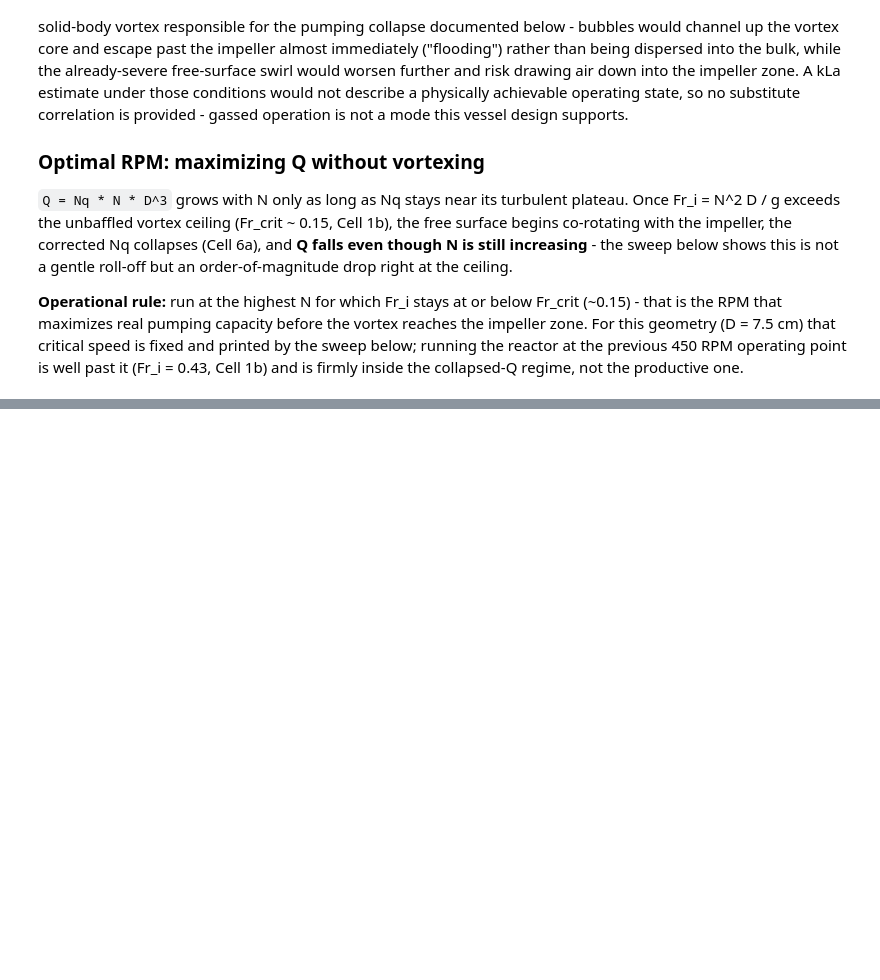
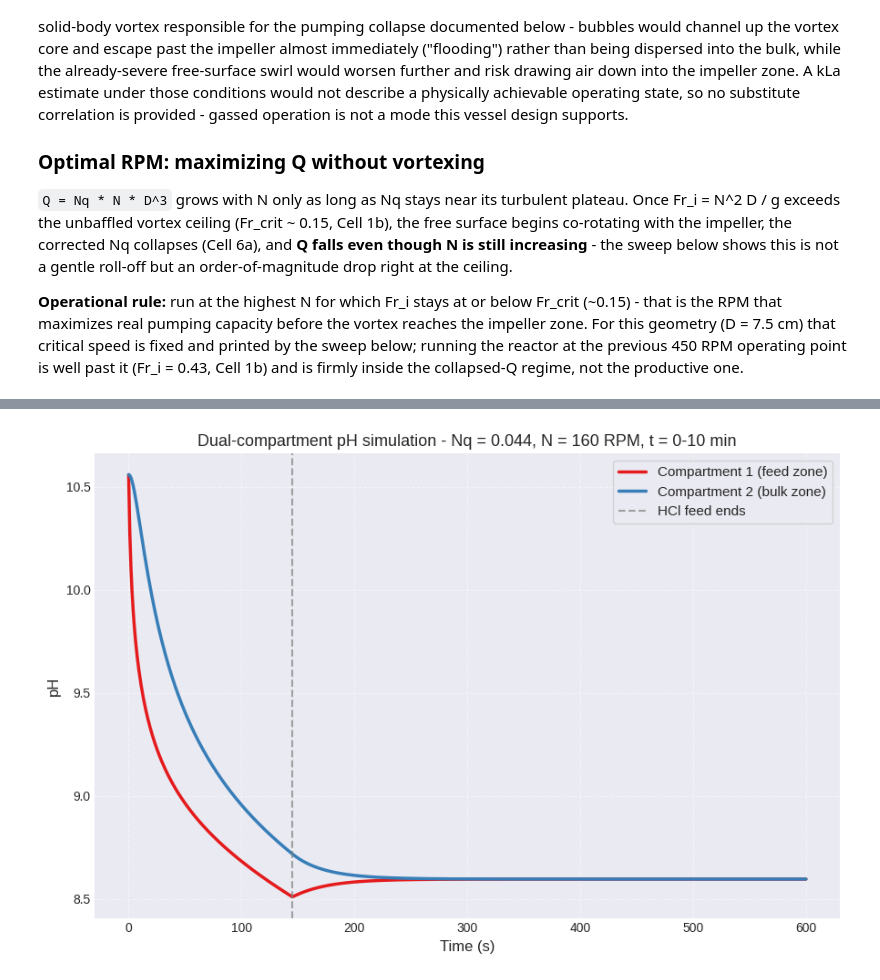
Before and after one commit to rdswan2016/myr_simulation, a Jupyter notebook: kinetika3b.ipynb, the cells around one changed output, grey strips where cells are left out. Cells and saved outputs as stored; diff of their text form; code cells hidden in the pictures; blank space fills up the shorter version.

```diff
--- a/kinetika3b.ipynb
+++ b/kinetika3b.ipynb
@@ -826,0 +860,90 @@ sweep_df.round(4)
+# %%
+# ==============================================================================
+# CELL 7: PRESET SCENARIO - Nq = 0.044, N = 160 RPM, DUAL-COMPARTMENT pH TRACE
+# ==============================================================================
+Nq_preset = 0.044
+RPM_preset = 160.0
+N_rps_preset = RPM_preset / 60.0     # 160 RPM -> rev/s
+t_max_min_preset = 10.0              # 10 minutes = 600 seconds
+
+Q_preset_m3_s = Nq_preset * N_rps_preset * D_impeller_m ** 3
+Q_preset_L_min = Q_preset_m3_s * 1000.0 * 60.0
+print(f"Preset scenario: Nq = {Nq_preset}, N = {RPM_preset:.0f} RPM ({N_rps_preset:.4f} rev/s), "
+      f"t_max = {t_max_min_preset:.0f} min ({t_max_min_preset*60:.0f} s)")
+print(f"Derived circulation flow Q = {Q_preset_L_min:.4f} L/min  (from Q = Nq * N * D^3)")
+
+
+def simulate_ph_dual_compartment(Q_L_min, t_eval_min, pH0):
+    """Same 2-zone mass-action model as Cell 3's simulate_ph, but returns BOTH
+    Compartment 1 (Zone 1, feed zone) and Compartment 2 (Zone Bulk) pH(t) traces
+    instead of collapsing to the Zone-1-only probe signal."""
+    ratio0 = 10 ** (pH0 - pKa_tris)
+    frac_TrisH_0 = 1.0 / (1.0 + ratio0)
+    n_Tris_1_0 = (1 - frac_TrisH_0) * C_Tris_stock_M * V1_initial_L
+    n_TrisH_1_0 = frac_TrisH_0 * C_Tris_stock_M * V1_initial_L
+    n_Tris_B_0 = (1 - frac_TrisH_0) * C_Tris_stock_M * V_bulk_L
+    n_TrisH_B_0 = frac_TrisH_0 * C_Tris_stock_M * V_bulk_L
+    y0 = [n_Tris_1_0, n_TrisH_1_0, n_Tris_B_0, n_TrisH_B_0]
+
+    def ode(t_min, y):
+        n_Tris_1, n_TrisH_1, n_Tris_B, n_TrisH_B = np.maximum(y, 0.0)
+        V1 = V1_of_t(t_min)
+        C_Tris_1, C_TrisH_1 = n_Tris_1 / V1, n_TrisH_1 / V1
+        C_Tris_B, C_TrisH_B = n_Tris_B / V_bulk_L, n_TrisH_B / V_bulk_L
+        exch_Tris = Q_L_min * (C_Tris_1 - C_Tris_B)
+        exch_TrisH = Q_L_min * (C_TrisH_1 - C_TrisH_B)
+        h_feed = feed_rate_mol_min(t_min)
+        dn_Tris_1 = -exch_Tris - h_feed
+        dn_TrisH_1 = -exch_TrisH + h_feed
+        dn_Tris_B = +exch_Tris
+        dn_TrisH_B = +exch_TrisH
+        return [dn_Tris_1, dn_TrisH_1, dn_Tris_B, dn_TrisH_B]
+
+    t_end = t_eval_min[-1]
+    if t_end <= t_feed_end_min:
+        sol = solve_ivp(ode, (0, t_end), y0, t_eval=t_eval_min, method='BDF', rtol=1e-7, atol=1e-10)
+        Y = sol.y
+    else:
+        mask1 = t_eval_min <= t_feed_end_min
+        t1 = np.append(t_eval_min[mask1], t_feed_end_min) if t_feed_end_min not in t_eval_min[mask1] else t_eval_min[mask1]
+        sol1 = solve_ivp(ode, (0, t_feed_end_min), y0, t_eval=t1, method='BDF', rtol=1e-7, atol=1e-10)
+        y_mid = sol1.y[:, -1]
+        t2 = t_eval_min[~mask1]
+        sol2 = solve_ivp(ode, (t_feed_end_min, t_end), y_mid, t_eval=t2, method='BDF', rtol=1e-7, atol=1e-10)
+        Y = np.hstack([sol1.y[:, :len(t_eval_min[mask1])], sol2.y])
+
+    n_Tris_1, n_TrisH_1, n_Tris_B, n_TrisH_B = Y[0], Y[1], Y[2], Y[3]
+    V1_series = np.array([V1_of_t(tm) for tm in t_eval_min])
+    C_Tris_1 = np.maximum(n_Tris_1, 1e-12) / V1_series
+    C_TrisH_1 = np.maximum(n_TrisH_1, 1e-12) / V1_series
+    C_Tris_B = np.maximum(n_Tris_B, 1e-12) / V_bulk_L
+    C_TrisH_B = np.maximum(n_TrisH_B, 1e-12) / V_bulk_L
+    pH_1 = pKa_tris + np.log10(C_Tris_1 / C_TrisH_1)
+    pH_B = pKa_tris + np.log10(C_Tris_B / C_TrisH_B)
+    return pH_1, pH_B
+
+
+t_eval_min_preset = np.linspace(0.0, t_max_min_preset, 601)   # 601 pts -> 1-second resolution over 600 s
+t_eval_sec_preset = t_eval_min_preset * 60.0
+pH0_preset = pH_measured[0]
+
+pH_1_preset, pH_B_preset = simulate_ph_dual_compartment(Q_preset_L_min, t_eval_min_preset, pH0_preset)
+
+plt.style.use('seaborn-v0_8-darkgrid')
+fig, ax = plt.subplots(figsize=(9, 6))
+ax.plot(t_eval_sec_preset, pH_1_preset, '-', color='#e41a1c', linewidth=2.5, label='Compartment 1 (feed zone)')
+ax.plot(t_eval_sec_preset, pH_B_preset, '-', color='#377eb8', linewidth=2.5, label='Compartment 2 (bulk zone)')
+ax.axvline(x=t_feed_end_min * 60, color='gray', linestyle='--', alpha=0.7, label='HCl feed ends')
+ax.set_xlabel('Time (s)', fontsize=12)
+ax.set_ylabel('pH', fontsize=12)
+ax.set_title(f'Dual-compartment pH simulation - Nq = {Nq_preset}, N = {RPM_preset:.0f} RPM, '
+             f't = 0-{t_max_min_preset:.0f} min', fontsize=13)
+ax.legend(fontsize=11, loc='best', frameon=True)
+ax.grid(True, linestyle='--', alpha=0.5)
+fig.tight_layout()
+plt.show()
+
+print(f"\nFinal Compartment 1 (feed zone) pH @ t = {t_max_min_preset:.0f} min : {pH_1_preset[-1]:.4f}")
+print(f"Final Compartment 2 (bulk zone)  pH @ t = {t_max_min_preset:.0f} min : {pH_B_preset[-1]:.4f}")
+print(f"Max inter-compartment pH gap over the run                : {np.max(np.abs(pH_1_preset - pH_B_preset)):.4f}")
+# %% [output]
@@ -826,0 +952 @@ sweep_df.round(4)
+[figure, added]
```
Also changed, not shown: parts of 2 cells of this notebook.
